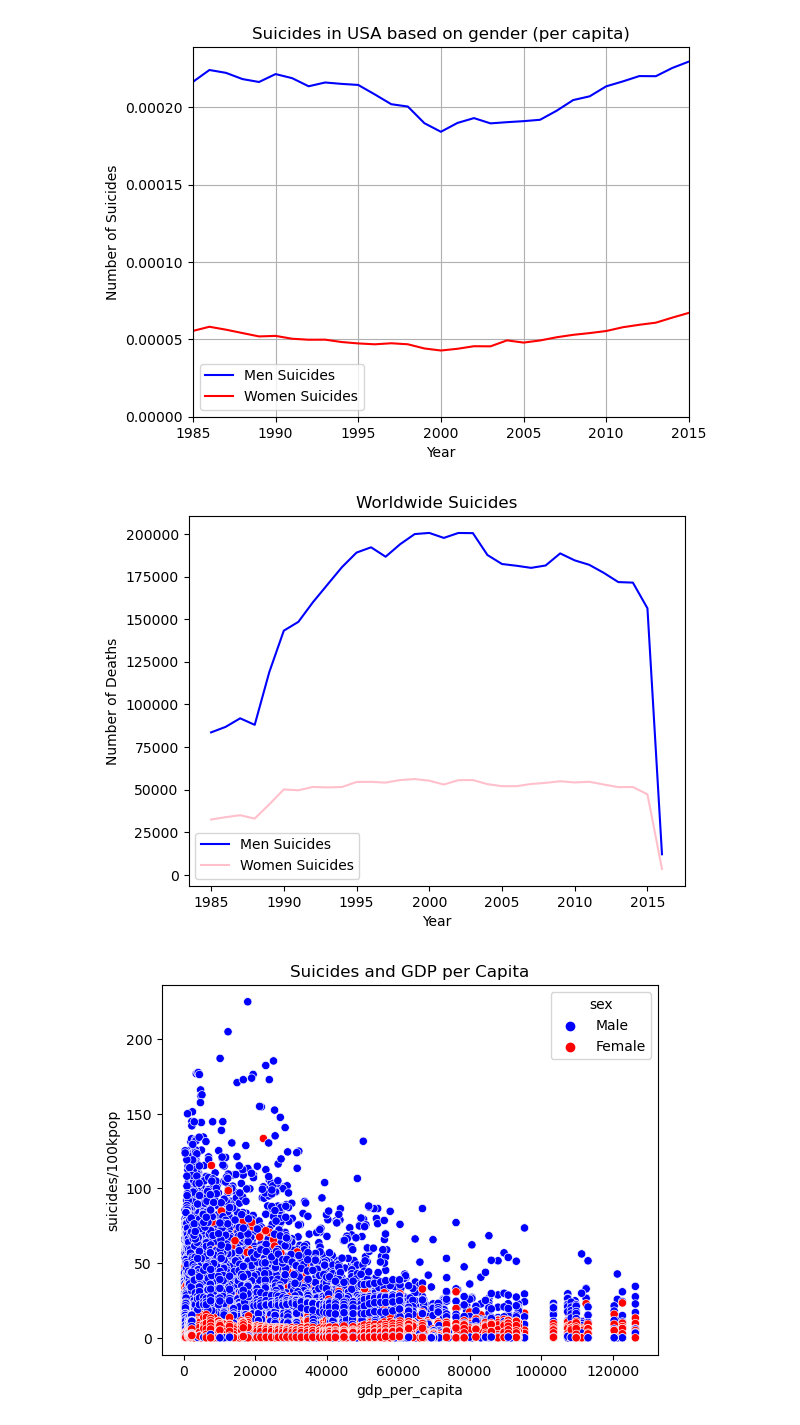
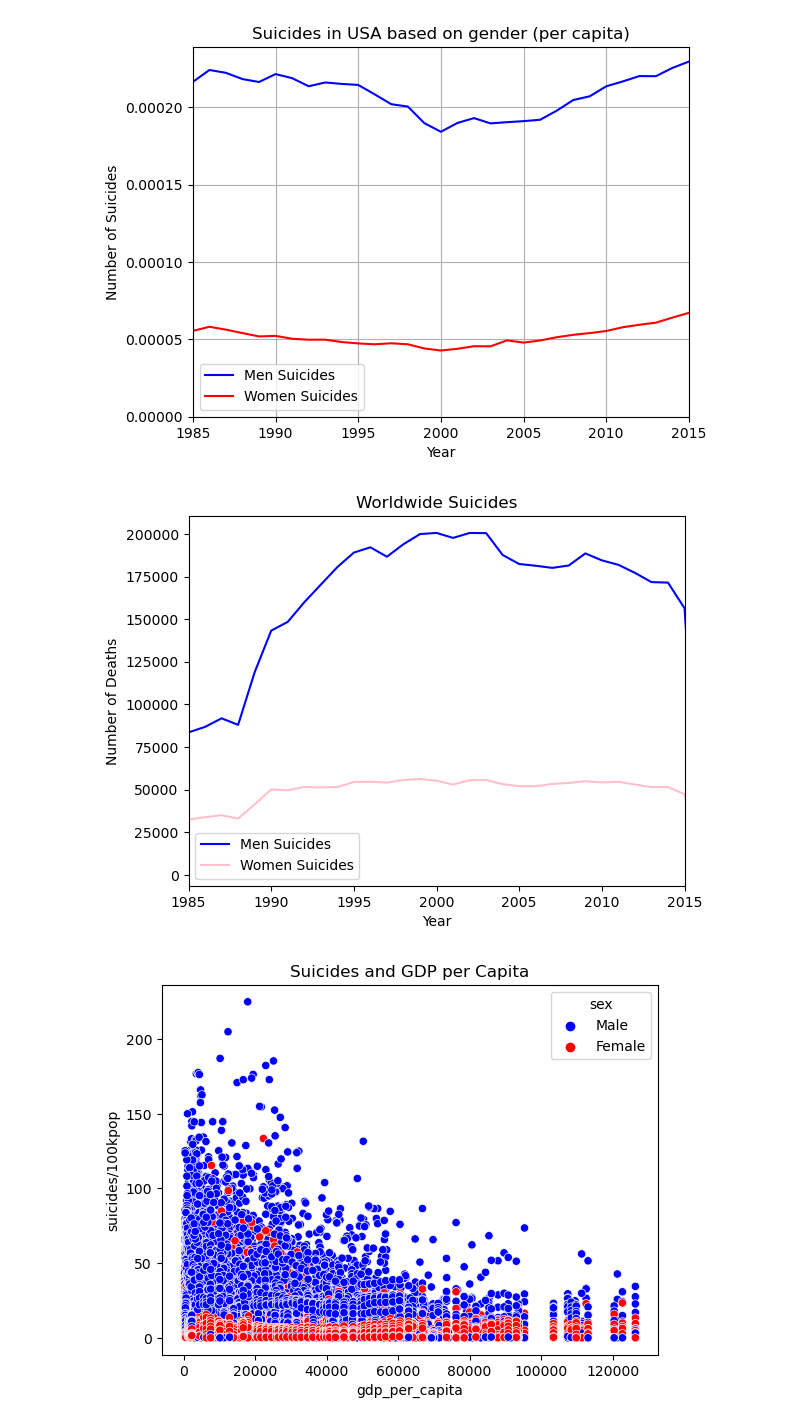
Before and after one commit to ajeddin/specsCapstone, a Jupyter notebook: Final.ipynb, the cells around one changed output. Drawn from its saved outputs; the diff is of its cells as text; code cells hidden in the pictures.

```diff
--- a/Final.ipynb
+++ b/Final.ipynb
@@ -162,21 +162,22 @@ plt.show()
 # %%
 fig, ax = plt.subplots()
 dftest =dfSuicide.loc[dfSuicide['sex']==1].groupby('year').sum()
 dftestWomen =dfSuicide.loc[dfSuicide['sex']==2].groupby('year').sum()
 sns.lineplot(x="year", y="suicides_no", data=dftest, ax=ax, color='blue', label='Men Suicides')
 sns.lineplot(x="year", y="suicides_no", data=dftestWomen,ax=ax,color='pink',label='Women Suicides')
 
 ax.set_title('Worldwide Suicides')
 ax.set_xlabel('Year')
 ax.set_ylabel('Number of Deaths')
-
+ax.set_xlim(xmin=1985)
+ax.set_xlim(xmax=2015)
 # Show the legend
 ax.legend()
 
 # Show the plot
 plt.show()
 # %% [output]
-[figure, old version]
+[figure, new version]
 # %%
 fig, ax = plt.subplots()
 
```
Also changed, not shown: 15 other files.
